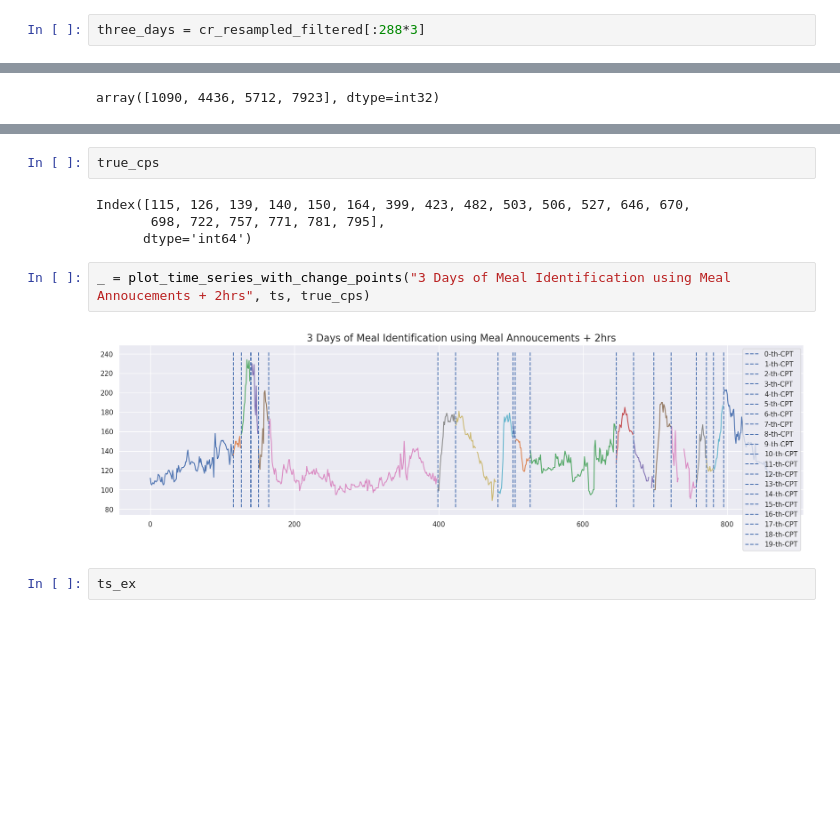
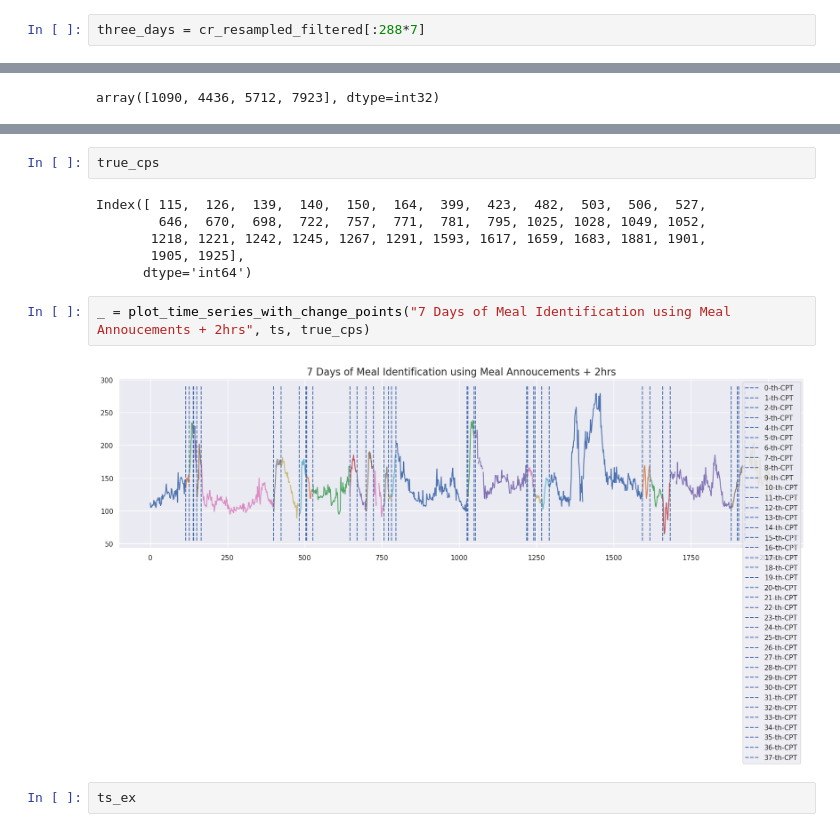
Before and after one commit to RobotPsychologist/bg_control, a Jupyter notebook: 0_meal_identification/meal_identification/notebooks/1.01-cjr-change-point-index-creator.ipynb, the cells around one changed output, grey strips where cells are left out. Drawn from its saved outputs; the diff is of its cells as text; blank space fills up the shorter version.

```diff
--- a/0_meal_identification/meal_identification/notebooks/1.01-cjr-change-point-index-creator.ipynb
+++ b/0_meal_identification/meal_identification/notebooks/1.01-cjr-change-point-index-creator.ipynb
@@ -332,7 +334,7 @@ RangeIndex(start=0, stop=26208, step=1)
 # %% [markdown]
 Create first week as a subset.
 # %%
-three_days = cr_resampled_filtered[:288*3]
+three_days = cr_resampled_filtered[:288*7]
 # %%
 ts = three_days['bgl']
 ts
@@ -418,13 +422,15 @@ Name: bgl, Length: 864, dtype: float64
 # %%
 true_cps
 # %% [output]
-Index([115, 126, 139, 140, 150, 164, 399, 423, 482, 503, 506, 527, 646, 670,
-       698, 722, 757, 771, 781, 795],
+Index([ 115,  126,  139,  140,  150,  164,  399,  423,  482,  503,  506,  527,
+        646,  670,  698,  722,  757,  771,  781,  795, 1025, 1028, 1049, 1052,
+       1218, 1221, 1242, 1245, 1267, 1291, 1593, 1617, 1659, 1683, 1881, 1901,
+       1905, 1925],
       dtype='int64')
 # %%
-_ = plot_time_series_with_change_points("3 Days of Meal Identification using Meal Annoucements + 2hrs", ts, true_cps)
+_ = plot_time_series_with_change_points("7 Days of Meal Identification using Meal Annoucements + 2hrs", ts, true_cps)
 # %% [output]
-[figure, old version]
+[figure, new version]
 # %%
 ts_ex
 # %% [output]
```
Also changed, not shown: parts of 4 cells of this notebook, 1 other file.
